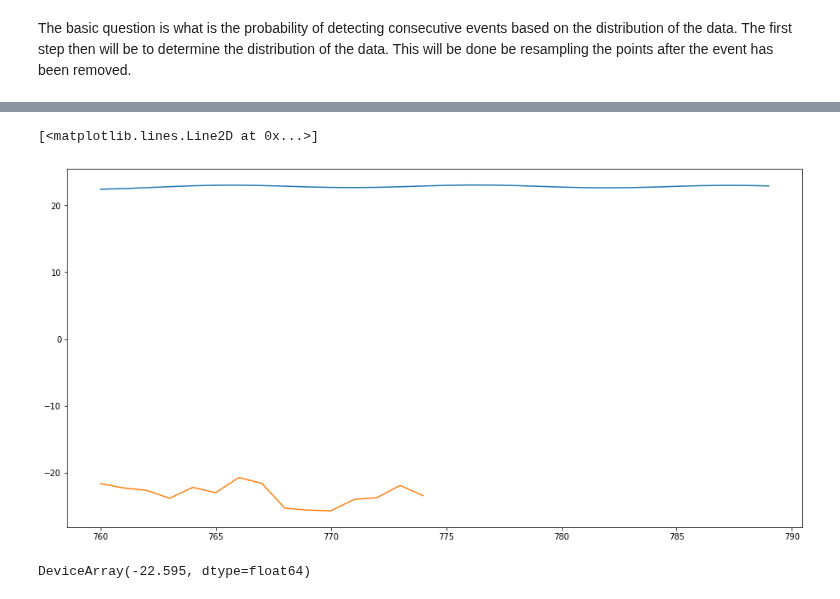
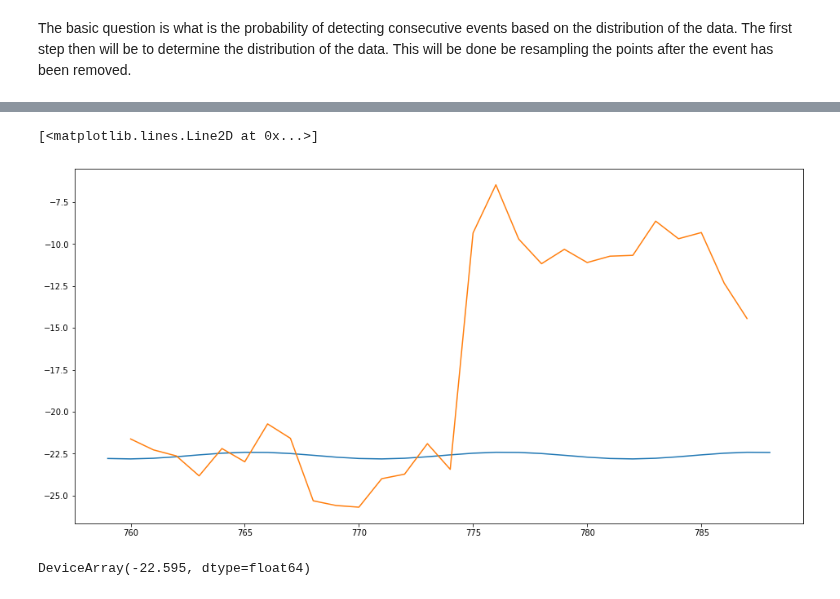
Before and after one commit to Jordan-Dennis/Miyake, a Jupyter notebook: peak_hunting.ipynb, the cells around one changed output, grey strips where cells are left out. Saved outputs shown, nothing was run; the diff lists cells and outputs as text; code cells hidden in the pictures.

Commit message:
Prototyping complete production function

```diff
--- a/peak_hunting.ipynb
+++ b/peak_hunting.ipynb
@@ -21,5 +35,9 @@ def rect(t, p):
+# %%
+annual_samples = 48                  # 4 samples per month
+sample_times = arange(-360.0, 790.0)  # Times at which to collect samples
+growth_bools = array([0.0, 0.0, 0.0, 1.0, 1.0, 1.0, 1.0, 1.0, 1.0, 0.0, 0.0, 0.0])
 # %%
 cbm = ticktack.load_presaved_model("Guttler14", production_rate_units="atoms/cm^2/s")
 cbm.compile()
-burn_in, steady_state = cbm.run(arange(-360.0, 760.0), 48,
-    production=sine, steady_state_production=1.88)
+model, steady_state = cbm.run(sample_times, annual_samples,
+    production=prod, steady_state_production=1.88)
@@ -33,23 +49,22 @@ plt.axhline(steady_state[2])    # Addig the steady state value of the tropospher
-# %%
-annual_samples = 48                  # 4 samples per month
-sample_times = arange(760.0, 790.0)  # Times at which to collect samples
-growth_bools = array([0.0, 0.0, 0.0, 1.0, 1.0, 1.0, 1.0, 1.0, 1.0, 0.0, 0.0, 0.0])
-
-model, _ = cbm.run(sample_times, annual_samples, production=sine, y0=burn_in[-1])
-troposphere = cbm.bin_data(model[:, 2], annual_samples, sample_times, growth_bools)
+# %%
+troposphere = cbm.bin_data( # Bins the data into annual values
+    model[:, 2],   # Selecting only the years that I have data for
+    annual_samples,                         # Number of samples per year
+    sample_times,                           # Times to return the binned values for
+    growth_bools                            # Boolean mask of growth seasons
+)
 # %%
 miyake = pandas.read_csv("Miyake12.csv", sep=" ")
-miyake = miyake[miyake.d14c < -17.5]
 
 troposphere = 1000 * (troposphere - steady_state[2]) / steady_state[2]
 troposphere = troposphere + mean(array([*miyake["d14c"][0:4]]))
 
 plt.figure("Model")
-plt.plot(sample_times, troposphere)
+plt.plot(sample_times[-31:-1], troposphere[-31:-1])
 plt.plot(miyake["year"], miyake["d14c"])
 # %% [output]
 [<matplotlib.lines.Line2D at 0x...>]
-[figure, old version]
+[figure, new version]
 # %%
 mean(array([*miyake["d14c"][0:4]]))
 # %% [output]
```
Also changed, not shown: parts of 5 cells of this notebook.
